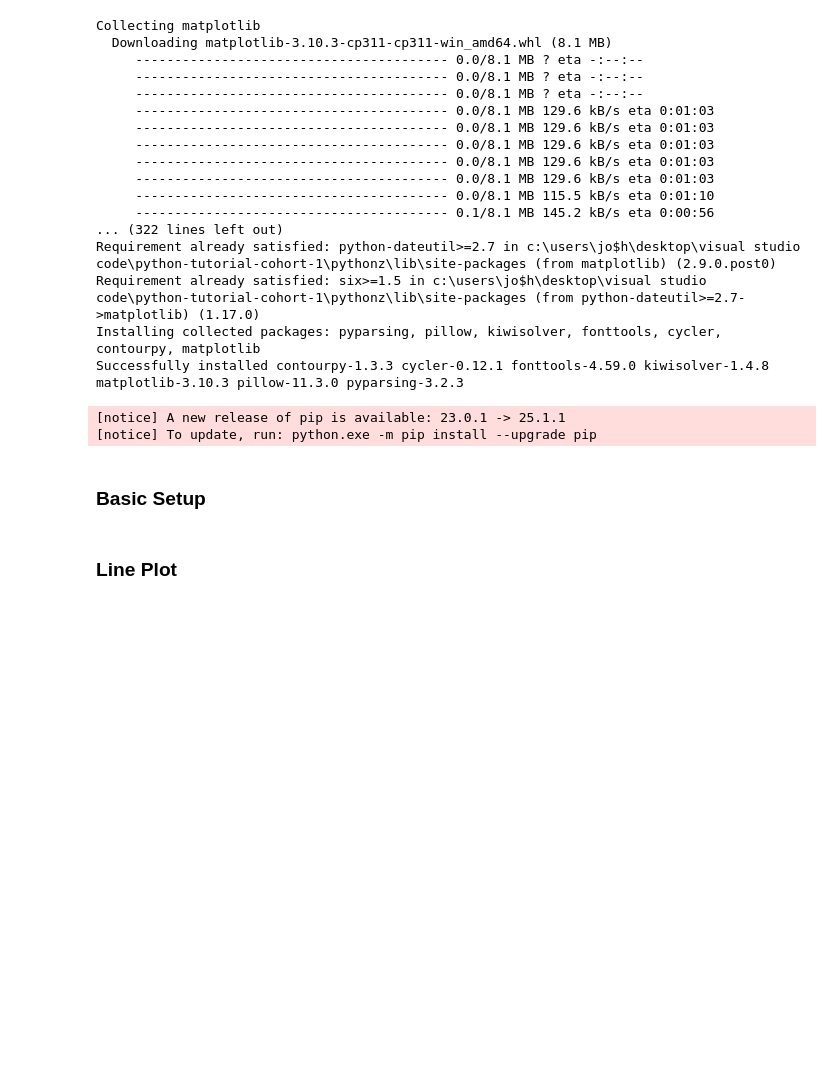
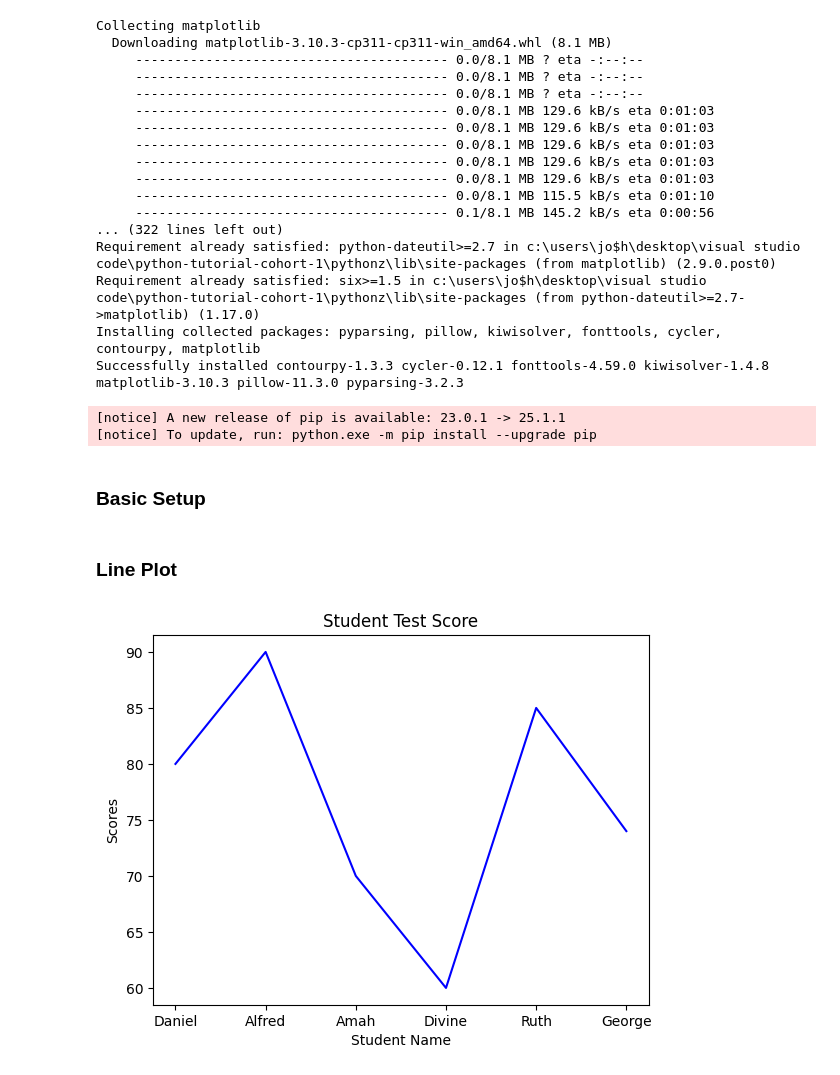
Before and after one commit to joshuatochinwachi/python-cohort-1, a Jupyter notebook: module-2/02_data_visualization_using_Matplotlib_and_Seaborn.ipynb, the cells around one changed output. Drawn from its saved outputs; the diff is of its cells as text; code cells hidden in the pictures; blank space fills up the shorter version.

```diff
--- a/module-2/02_data_visualization_using_Matplotlib_and_Seaborn.ipynb
+++ b/module-2/02_data_visualization_using_Matplotlib_and_Seaborn.ipynb
@@ -33,3 +33,10 @@ scores = [80, 90, 70, 60, 85, 74]
 ### Line Plot
 # %%
 plt.plot(student, scores, color = 'blue')
+
+plt.title('Student Test Score')
+plt.xlabel('Student Name')
+plt.ylabel('Scores')
+plt.show()
+# %% [output]
+[figure, added]
```
